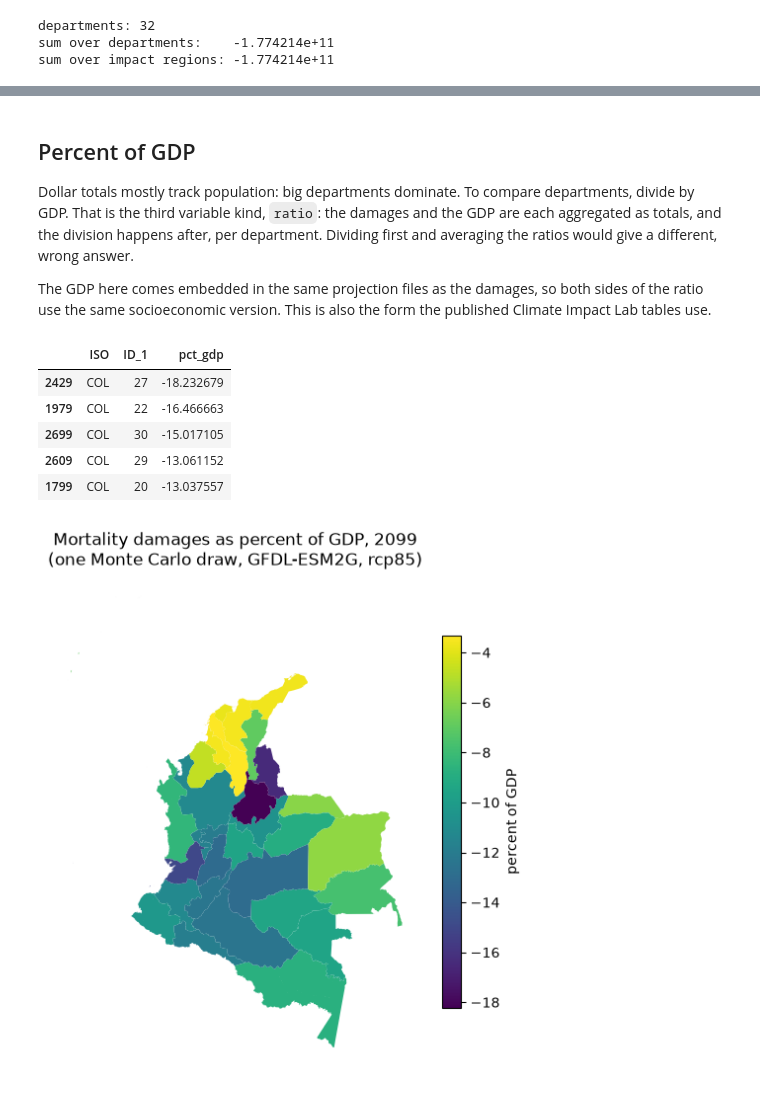
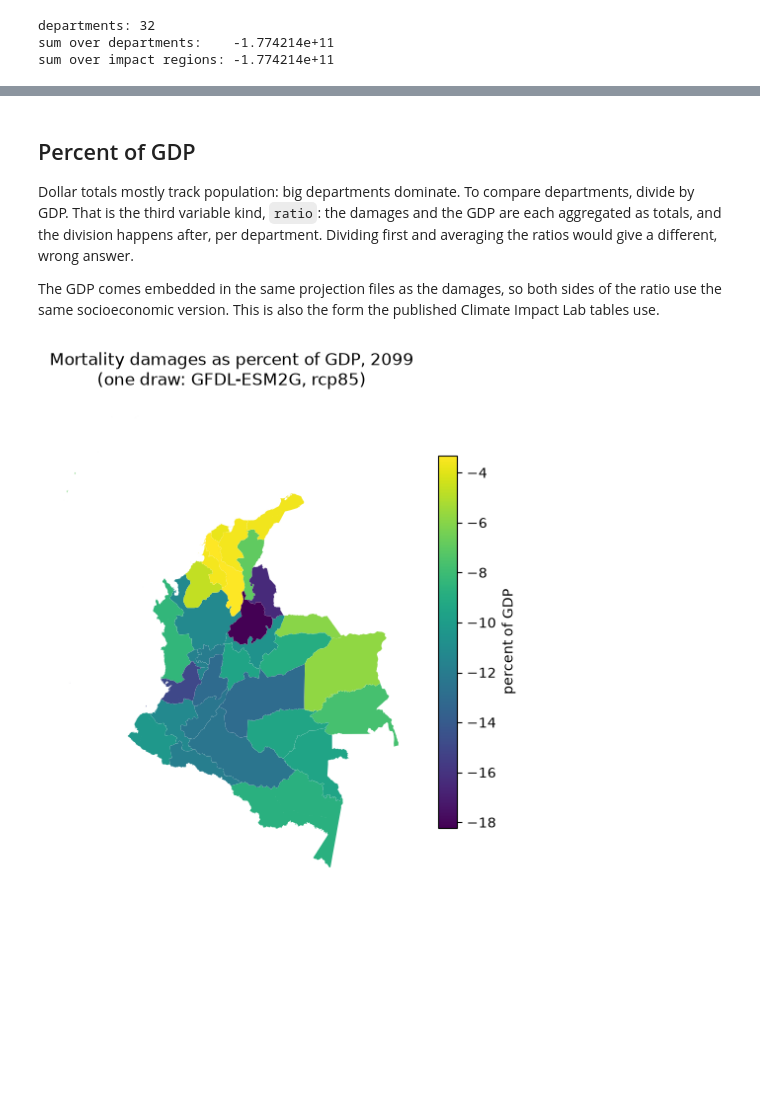
Before and after one commit to ClimateImpactLab/cil_regionalization, a Jupyter notebook: examples/aggregation/aggregation_colombia.ipynb, the cells around one changed output, grey strips where cells are left out. Cells and saved outputs as stored; diff of their text form; code cells hidden in the pictures; blank space fills up the shorter version.

```diff
--- a/examples/aggregation/aggregation_colombia.ipynb
+++ b/examples/aggregation/aggregation_colombia.ipynb
@@ -93,39 +102,30 @@ compare departments, divide by GDP. That is the third variable kind,
 the division happens after, per department. Dividing first and
 averaging the ratios would give a different, wrong answer.
 
-The GDP here comes embedded in the same projection files as the
-damages, so both sides of the ratio use the same socioeconomic
-version. This is also the form the published Climate Impact Lab tables
-use.
+The GDP comes embedded in the same projection files as the damages, so
+both sides of the ratio use the same socioeconomic version. This is
+also the form the published Climate Impact Lab tables use.
 # %%
 both = cilreg.read_netcdf_leaf(
-    LEAF_DIR / "mortality_damages_IR_batch.nc4",
+    damages_leaf("GFDL-ESM2G"),
     variables=["total_damages", "gdp"], region_dim="region", region_col="hierid",
 )
 
 pct = cilreg.apply_weights(
     weights, both,
     kind="ratio", weight="pop",
     value_col="total_damages", denominator_col="gdp",
     data_version=DATA_VERSION, restrict_to_sources=col_regions,
 ).frame
 
 p99 = pct[pct["year"] == 2099].copy()
 p99["pct_gdp"] = p99["total_damages"] * 100
-p99[["ISO", "ID_1", "pct_gdp"]].sort_values("pct_gdp").head(5)
+
+mp = shapes.merge(p99, on=["ISO", "ID_1"])
+ax = mp.plot(column="pct_gdp", legend=True, cmap="viridis", figsize=(6, 7),
+             legend_kwds={"label": "percent of GDP", "shrink": 0.7})
+ax.set_title("Mortality damages as percent of GDP, 2099\n(one draw: GFDL-ESM2G, rcp85)")
+ax.set_axis_off()
 # %% [output]
-|  | ISO | ID_1 | pct_gdp |
-| 2429 | COL | 27 | -18.232679 |
-| 1979 | COL | 22 | -16.466663 |
-| 2699 | COL | 30 | -15.017105 |
-| 2609 | COL | 29 | -13.061152 |
-| 1799 | COL | 20 | -13.037557 |
+[figure, added]
-# %%
-mp = shapes.merge(p99, on=["ISO", "ID_1"])
-ax = mp.plot(column="pct_gdp", legend=True, cmap="viridis", figsize=(6, 7),
-             legend_kwds={"label": "percent of GDP", "shrink": 0.7})
-ax.set_title("Mortality damages as percent of GDP, 2099\n(one Monte Carlo draw, GFDL-ESM2G, rcp85)")
-ax.set_axis_off()
-# %% [output]
-[figure, removed]
 # %% [markdown]
```
Also changed, not shown: parts of 17 cells of this notebook, 37 other files.
